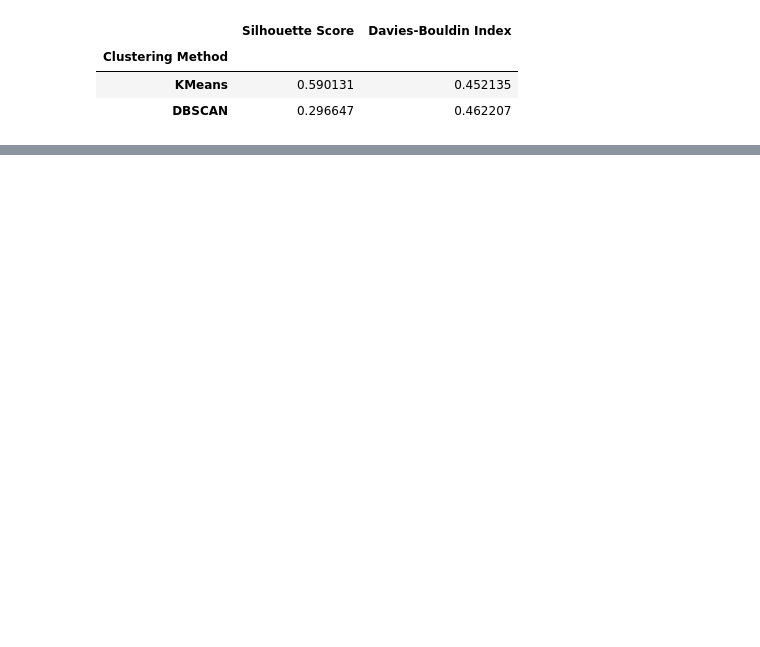
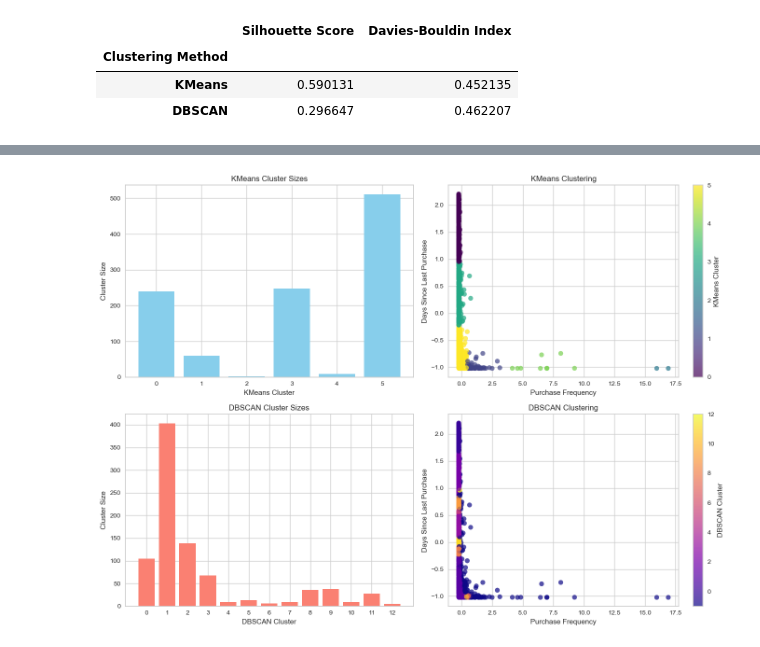
Before and after one commit to Wendyessilfie/Business-statistics-, a Jupyter notebook: new_taoyin_wendy-1-backup.ipynb, the cells around one changed output, grey strips where cells are left out. Drawn from its saved outputs; the diff is of its cells as text; code cells hidden in the pictures; blank space fills up the shorter version.

```diff
--- a/new_taoyin_wendy-1-backup.ipynb
+++ b/new_taoyin_wendy-1-backup.ipynb
@@ -1344,0 +1324,60 @@ By the above method DBSCAN created 4 clusters.
+# %%
+import matplotlib.pyplot as plt
+import numpy as np
+
+# Assuming `df_final['kmeans_cluster']` contains the KMeans cluster labels
+# Assuming `df_final['dbscan_cluster']` contains the DBSCAN cluster labels
+
+# Set up a figure with subplots for histograms and scatter plots
+fig, axes = plt.subplots(2, 2, figsize=(14, 10))
+
+# Plot 1: Histogram of KMeans Cluster Sizes
+unique_kmeans_clusters, kmeans_cluster_counts = np.unique(df_final['kmeans_cluster'], return_counts=True)
+axes[0, 0].bar(unique_kmeans_clusters, kmeans_cluster_counts, color='skyblue')
+axes[0, 0].set_xlabel('KMeans Cluster')
+axes[0, 0].set_ylabel('Cluster Size')
+axes[0, 0].set_title('KMeans Cluster Sizes')
+axes[0, 0].set_xticks(unique_kmeans_clusters)
+
+# Plot 2: Scatter Plot for KMeans Clusters
+scatter_kmeans = axes[0, 1].scatter(
+    df_final['purchase_frequency'],
+    df_final['days_since_last_purchase'],
+    c=df_final['kmeans_cluster'],
+    cmap='viridis',
+    s=50,
+    alpha=0.7
+)
+axes[0, 1].set_xlabel('Purchase Frequency')
+axes[0, 1].set_ylabel('Days Since Last Purchase')
+axes[0, 1].set_title('KMeans Clustering')
+plt.colorbar(scatter_kmeans, ax=axes[0, 1], label='KMeans Cluster')
+
+# Plot 3: Histogram of DBSCAN Cluster Sizes (excluding noise points, labeled as -1)
+dbscan_labels = df_final['dbscan_cluster']
+dbscan_clusters, dbscan_counts = np.unique(dbscan_labels[dbscan_labels != -1], return_counts=True)  # Exclude noise
+axes[1, 0].bar(dbscan_clusters, dbscan_counts, color='salmon')
+axes[1, 0].set_xlabel('DBSCAN Cluster')
+axes[1, 0].set_ylabel('Cluster Size')
+axes[1, 0].set_title('DBSCAN Cluster Sizes')
+axes[1, 0].set_xticks(dbscan_clusters)
+
+# Plot 4: Scatter Plot for DBSCAN Clusters
+scatter_dbscan = axes[1, 1].scatter(
+    df_final['purchase_frequency'],
+    df_final['days_since_last_purchase'],
+    c=dbscan_labels,
+    cmap='plasma',
+    s=50,
+    alpha=0.7
+)
+axes[1, 1].set_xlabel('Purchase Frequency')
+axes[1, 1].set_ylabel('Days Since Last Purchase')
+axes[1, 1].set_title('DBSCAN Clustering')
+plt.colorbar(scatter_dbscan, ax=axes[1, 1], label='DBSCAN Cluster')
+
+# Adjust layout for readability
+plt.tight_layout()
+plt.show()
+# %% [output]
+[figure, added]
```
Also changed, not shown: parts of 8 cells of this notebook.
